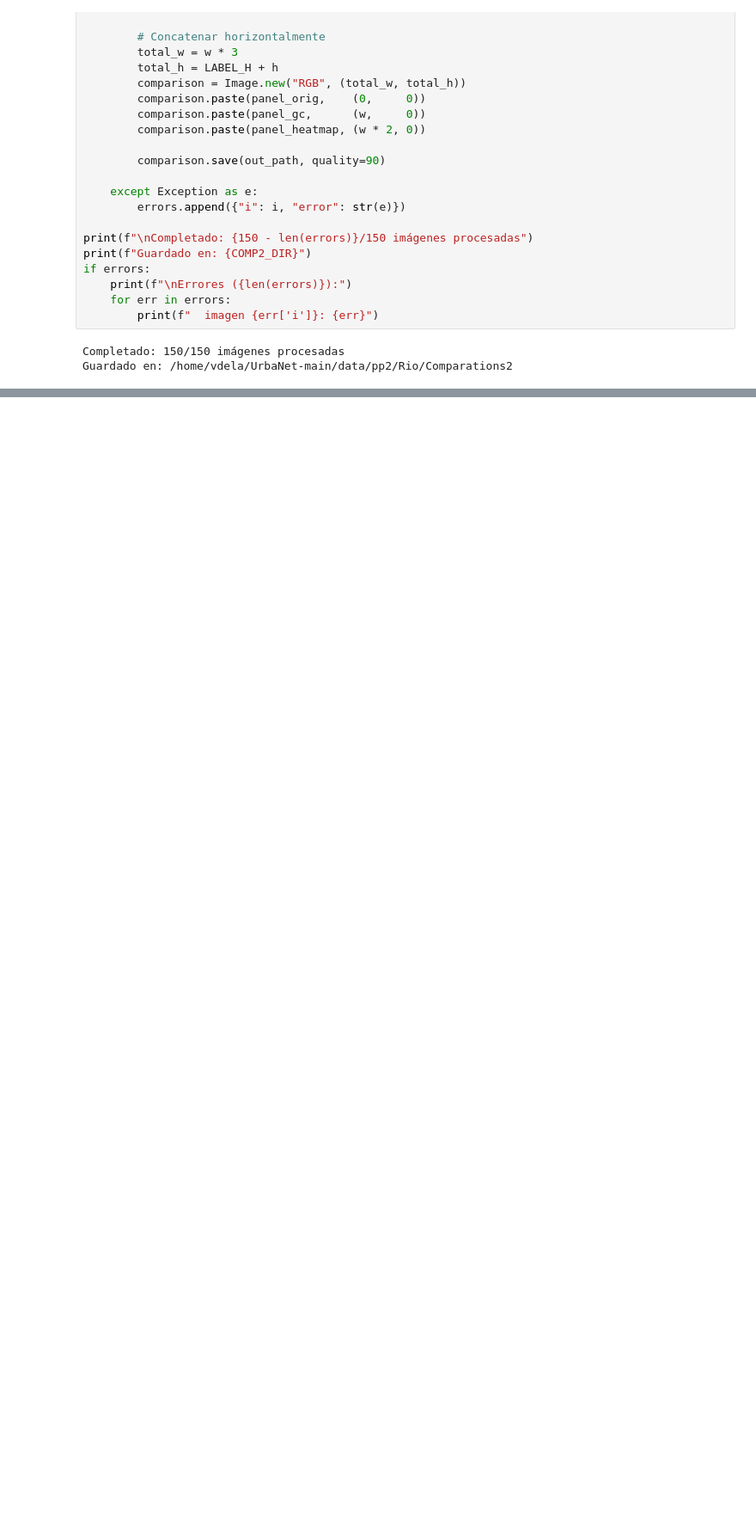
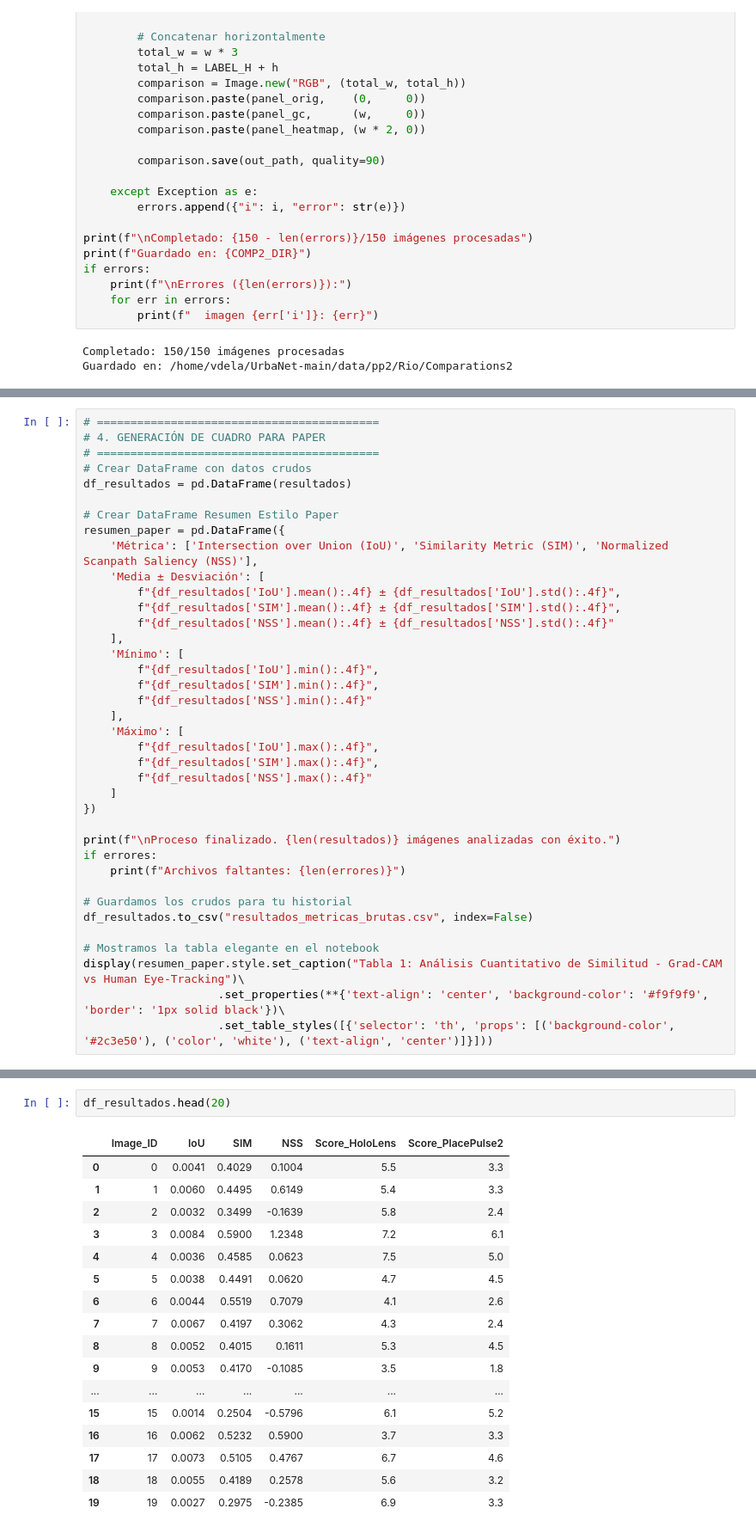
Before and after one commit to andresdlp05/urbanet, a Jupyter notebook: notebooks/Explanations/GradCAM.ipynb, the cells around one changed output, grey strips where cells are left out. Shown at 86% size. Drawn from its saved outputs; the diff is of its cells as text; blank space fills up the shorter version.

```diff
--- a/notebooks/Explanations/GradCAM.ipynb
+++ b/notebooks/Explanations/GradCAM.ipynb
@@ -551,0 +888,38 @@ Guardado en: /home/vdela/UrbaNet-main/data/pp2/Rio/Comparations2
+# %%
+# ==========================================
+# 4. GENERACIÓN DE CUADRO PARA PAPER
+# ==========================================
+# Crear DataFrame con datos crudos
+df_resultados = pd.DataFrame(resultados)
+
+# Crear DataFrame Resumen Estilo Paper
+resumen_paper = pd.DataFrame({
+    'Métrica': ['Intersection over Union (IoU)', 'Similarity Metric (SIM)', 'Normalized Scanpath Saliency (NSS)'],
+    'Media ± Desviación': [
+        f"{df_resultados['IoU'].mean():.4f} ± {df_resultados['IoU'].std():.4f}",
+        f"{df_resultados['SIM'].mean():.4f} ± {df_resultados['SIM'].std():.4f}",
+        f"{df_resultados['NSS'].mean():.4f} ± {df_resultados['NSS'].std():.4f}"
+    ],
+    'Mínimo': [
+        f"{df_resultados['IoU'].min():.4f}",
+        f"{df_resultados['SIM'].min():.4f}",
+        f"{df_resultados['NSS'].min():.4f}"
+    ],
+    'Máximo': [
+        f"{df_resultados['IoU'].max():.4f}",
+        f"{df_resultados['SIM'].max():.4f}",
+        f"{df_resultados['NSS'].max():.4f}"
+    ]
+})
+
+print(f"\nProceso finalizado. {len(resultados)} imágenes analizadas con éxito.")
+if errores:
+    print(f"Archivos faltantes: {len(errores)}")
+
+# Guardamos los crudos para tu historial
+df_resultados.to_csv("resultados_metricas_brutas.csv", index=False)
+
+# Mostramos la tabla elegante en el notebook
+display(resumen_paper.style.set_caption("Tabla 1: Análisis Cuantitativo de Similitud - Grad-CAM vs Human Eye-Tracking")\
+                    .set_properties(**{'text-align': 'center', 'background-color': '#f9f9f9', 'border': '1px solid black'})\
+                    .set_table_styles([{'selector': 'th', 'props': [('background-color', '#2c3e50'), ('color', 'white'), ('text-align', 'center')]}]))
@@ -551,0 +1199,20 @@ Guardado en: /home/vdela/UrbaNet-main/data/pp2/Rio/Comparations2
+# %%
+df_resultados.head(20)
+# %% [output]
+|  | Image_ID | IoU | SIM | NSS | Score_HoloLens | Score_PlacePulse2 |
+| 0 | 0 | 0.0041 | 0.4029 | 0.1004 | 5.5 | 3.3 |
+| 1 | 1 | 0.0060 | 0.4495 | 0.6149 | 5.4 | 3.3 |
+| 2 | 2 | 0.0032 | 0.3499 | -0.1639 | 5.8 | 2.4 |
+| 3 | 3 | 0.0084 | 0.5900 | 1.2348 | 7.2 | 6.1 |
+| 4 | 4 | 0.0036 | 0.4585 | 0.0623 | 7.5 | 5.0 |
+| 5 | 5 | 0.0038 | 0.4491 | 0.0620 | 4.7 | 4.5 |
+| 6 | 6 | 0.0044 | 0.5519 | 0.7079 | 4.1 | 2.6 |
+| 7 | 7 | 0.0067 | 0.4197 | 0.3062 | 4.3 | 2.4 |
+| 8 | 8 | 0.0052 | 0.4015 | 0.1611 | 5.3 | 4.5 |
+| 9 | 9 | 0.0053 | 0.4170 | -0.1085 | 3.5 | 1.8 |
+| ... | ... | ... | ... | ... | ... | ... |
+| 15 | 15 | 0.0014 | 0.2504 | -0.5796 | 6.1 | 5.2 |
+| 16 | 16 | 0.0062 | 0.5232 | 0.5900 | 3.7 | 3.3 |
+| 17 | 17 | 0.0073 | 0.5105 | 0.4767 | 6.7 | 4.6 |
+| 18 | 18 | 0.0055 | 0.4189 | 0.2578 | 5.6 | 3.2 |
+| 19 | 19 | 0.0027 | 0.2975 | -0.2385 | 6.9 | 3.3 |
```
Also changed, not shown: parts of 30 cells of this notebook, 9 other files.
